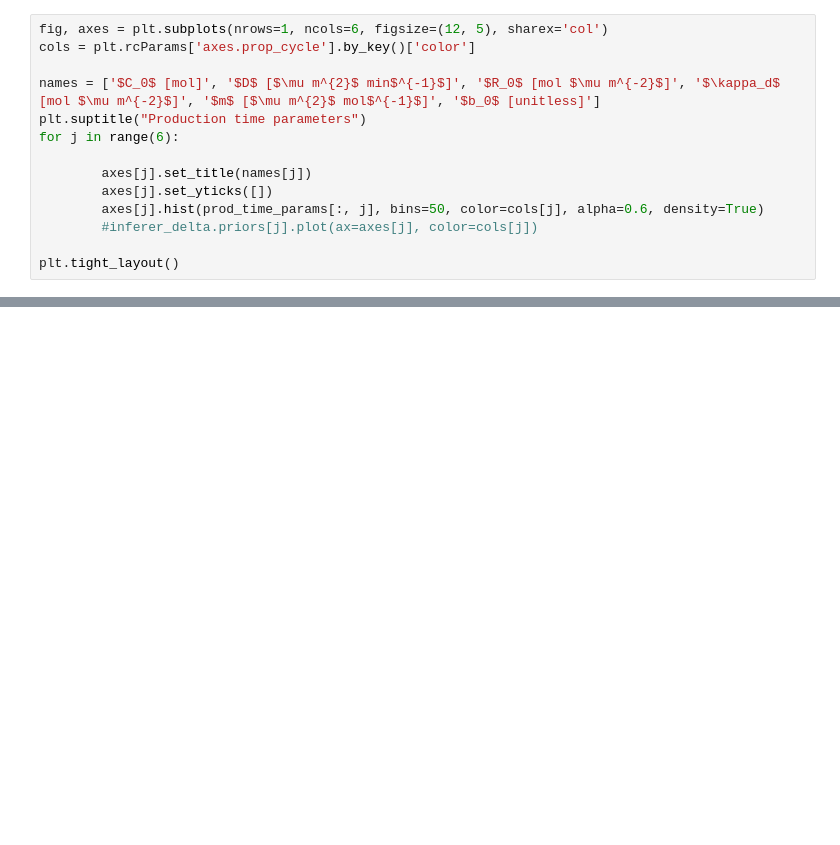
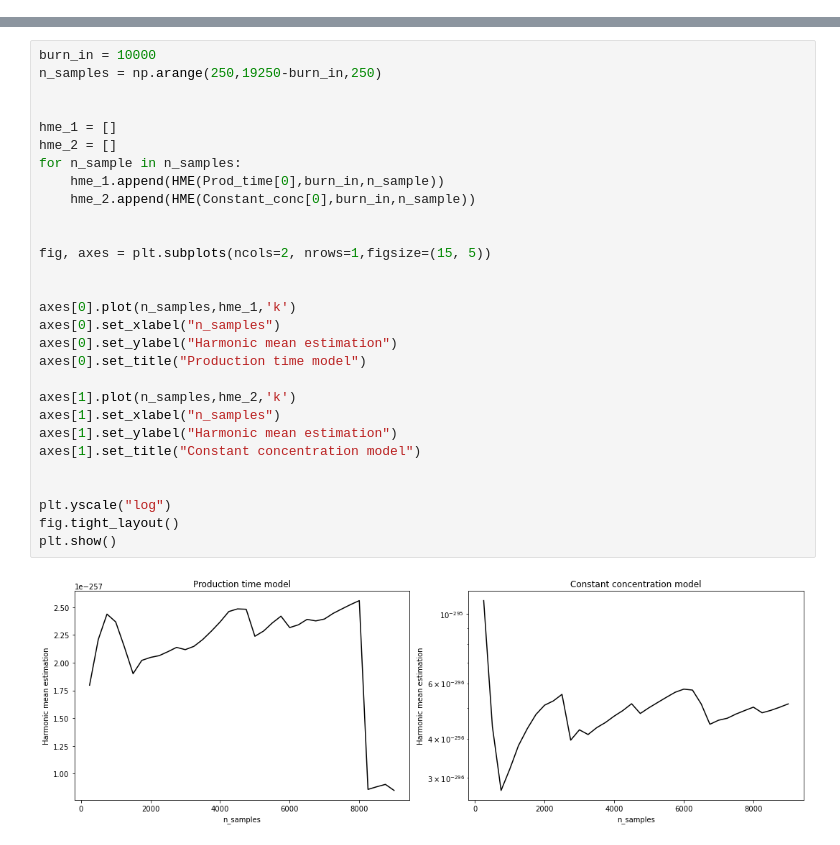
Before and after one commit to Schumacher-group/ImmuneCellMigrationAnalysis, a Jupyter notebook: Notebooks/Harmonic mean convergence testing .ipynb, the cells around one changed output, grey strips where cells are left out. Drawn from its saved outputs; the diff is of its cells as text; blank space fills up the shorter version.

```diff
--- a/Notebooks/Harmonic mean convergence testing .ipynb
+++ b/Notebooks/Harmonic mean convergence testing .ipynb
@@ -100,14 +69,0 @@ plt.tight_layout()
-# %%
-fig, axes = plt.subplots(nrows=1, ncols=6, figsize=(12, 5), sharex='col')
-cols = plt.rcParams['axes.prop_cycle'].by_key()['color']
-
-names = ['$C_0$ [mol]', '$D$ [$\mu m^{2}$ min$^{-1}$]', '$R_0$ [mol $\mu m^{-2}$]', '$\kappa_d$ [mol $\mu m^{-2}$]', '$m$ [$\mu m^{2}$ mol$^{-1}$]', '$b_0$ [unitless]']
-plt.suptitle("Production time parameters")
-for j in range(6):
-
-        axes[j].set_title(names[j])
-        axes[j].set_yticks([])
-        axes[j].hist(prod_time_params[:, j], bins=50, color=cols[j], alpha=0.6, density=True)
-        #inferer_delta.priors[j].plot(ax=axes[j], color=cols[j])
-
-plt.tight_layout()
@@ -195,2 +110,33 @@ plt.legend()
+# %%
+burn_in = 10000
+n_samples = np.arange(250,19250-burn_in,250)
+
+
+hme_1 = []
+hme_2 = []
+for n_sample in n_samples:
+    hme_1.append(HME(Prod_time[0],burn_in,n_sample))
+    hme_2.append(HME(Constant_conc[0],burn_in,n_sample))
+
+
+fig, axes = plt.subplots(ncols=2, nrows=1,figsize=(15, 5))
+
+
+axes[0].plot(n_samples,hme_1,'k')
+axes[0].set_xlabel("n_samples")
+axes[0].set_ylabel("Harmonic mean estimation")
+axes[0].set_title("Production time model")
+
+axes[1].plot(n_samples,hme_2,'k')
+axes[1].set_xlabel("n_samples")
+axes[1].set_ylabel("Harmonic mean estimation")
+axes[1].set_title("Constant concentration model")
+
+
+plt.yscale("log")
+fig.tight_layout()
+plt.show()
+# %% [output]
+[figure, added]
 # %%
 ratio = [hme_1[i]/hme_2[i] for i in range(len(hme_1))]
```
Also changed, not shown: parts of 16 cells of this notebook, 20 other files.
